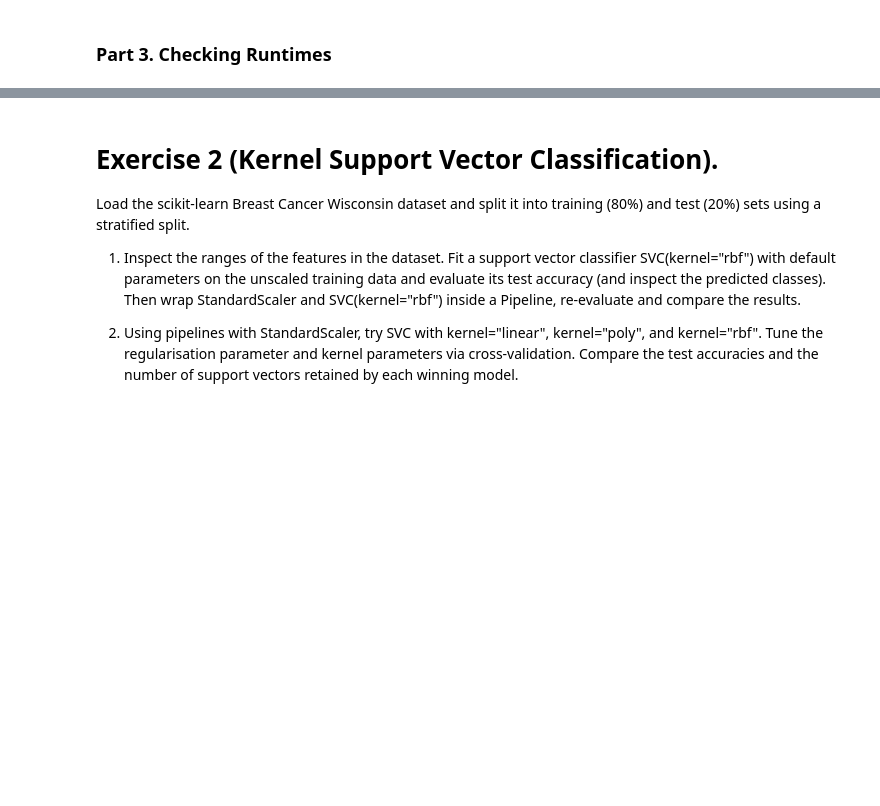
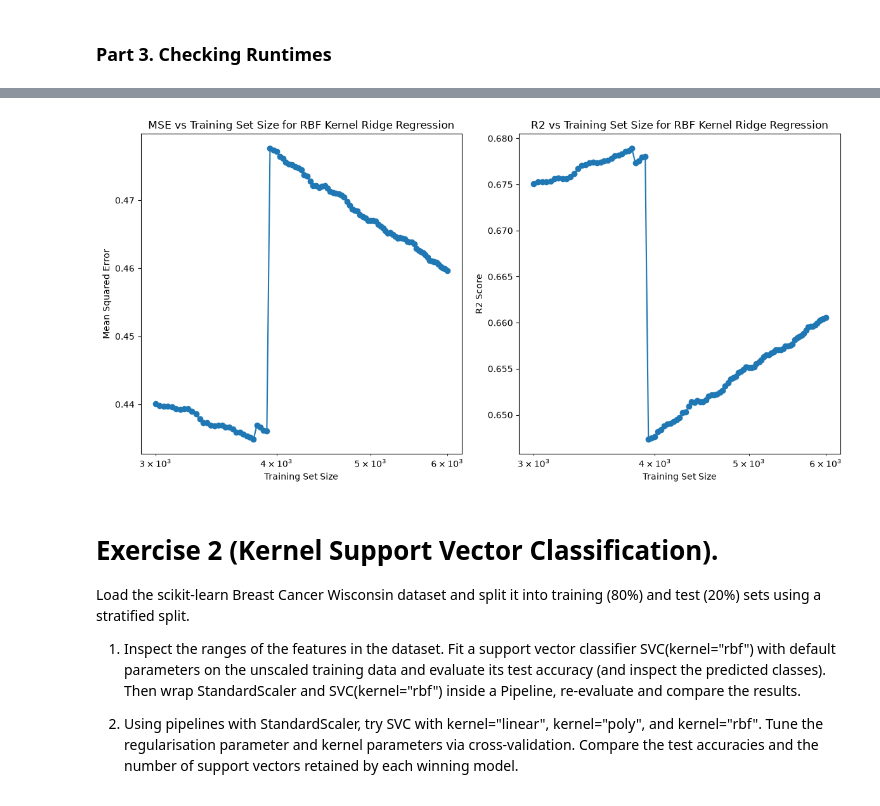
Before and after one commit to benandrews-dev/CD704-ML, a Jupyter notebook: week-07/Week07Exercises.ipynb, the cells around one changed output, grey strips where cells are left out. Cells and saved outputs as stored; diff of their text form; code cells hidden in the pictures; blank space fills up the shorter version.

```diff
--- a/week-07/Week07Exercises.ipynb
+++ b/week-07/Week07Exercises.ipynb
@@ -284,3 +366,29 @@ plt.show()
+# %%
+df = load_timings_and_scores_from_csv("timings_and_scores_3000_6000_100.csv")
+
+timings_and_scores = df
+
+
+# Plot the MSE and R2 results
+plt.figure(figsize=(12, 6))
+plt.subplot(1, 2, 1)
+plt.plot(timings_and_scores['training_set_size'], timings_and_scores['mse'], label='MSE', marker='o')
+plt.xscale('log')
+plt.xlabel('Training Set Size')
+plt.ylabel('Mean Squared Error')
+plt.title('MSE vs Training Set Size for RBF Kernel Ridge Regression')
+plt.subplot(1, 2, 2)
+plt.plot(timings_and_scores['training_set_size'], timings_and_scores['r2'], label='R2', marker='o')
+plt.xscale('log')
+plt.xlabel('Training Set Size')
+plt.ylabel('R2 Score')
+plt.title('R2 vs Training Set Size for RBF Kernel Ridge Regression')
+plt.tight_layout()
+filename = build_filename_for_timings_and_scores(timings_and_scores, extension="svg")
+plt.savefig(filename, format='svg')
+plt.show()
+# %% [output]
+[figure, added]
 # %% [markdown]
 
 # Exercise 2 (Kernel Support Vector Classification).
```
Also changed, not shown: parts of 21 cells of this notebook, 12 other files.
